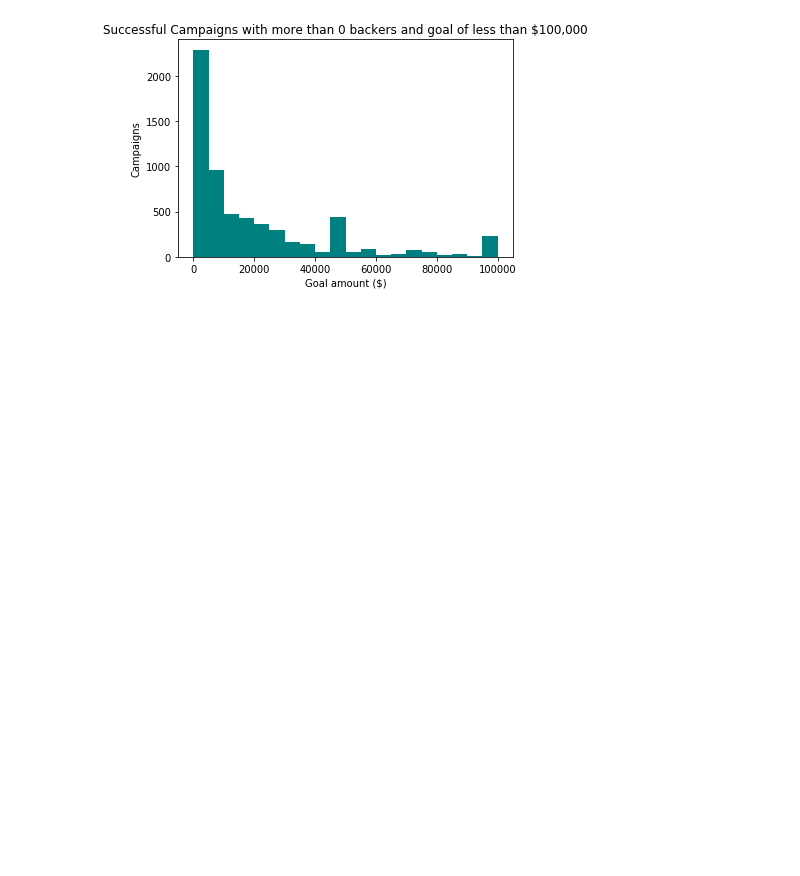
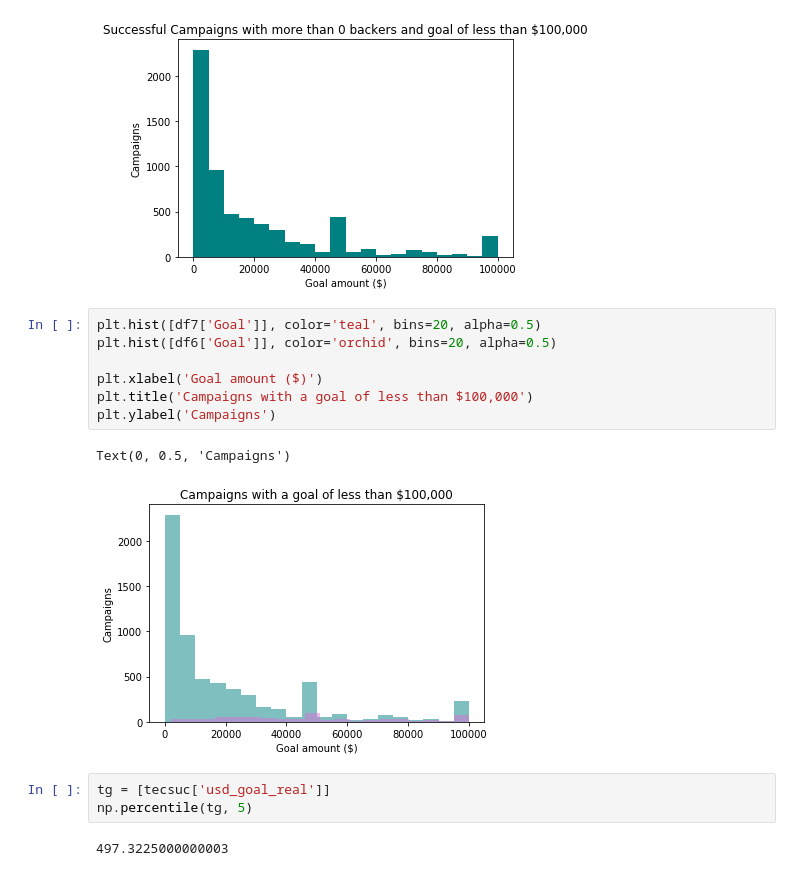
Before and after one commit to kgreengrass/fictional-happiness, a Jupyter notebook: KS tec.ipynb, the cells around one changed output. Saved outputs shown, nothing was run; the diff lists cells and outputs as text; blank space fills up the shorter version.

```diff
--- a/KS tec.ipynb
+++ b/KS tec.ipynb
@@ -67,3 +67,18 @@ plt.ylabel('Campaigns')
 plt.show()
 # %% [output]
 [figure]
+# %%
+plt.hist([df7['Goal']], color='teal', bins=20, alpha=0.5)
+plt.hist([df6['Goal']], color='orchid', bins=20, alpha=0.5)
+
+plt.xlabel('Goal amount ($)')
+plt.title('Campaigns with a goal of less than $100,000')
+plt.ylabel('Campaigns')
+# %% [output]
+Text(0, 0.5, 'Campaigns')
+[figure, added]
+# %%
+tg = [tecsuc['usd_goal_real']]
+np.percentile(tg, 5)
+# %% [output]
+497.3225000000003
```
Also changed, not shown: 4 other files.
